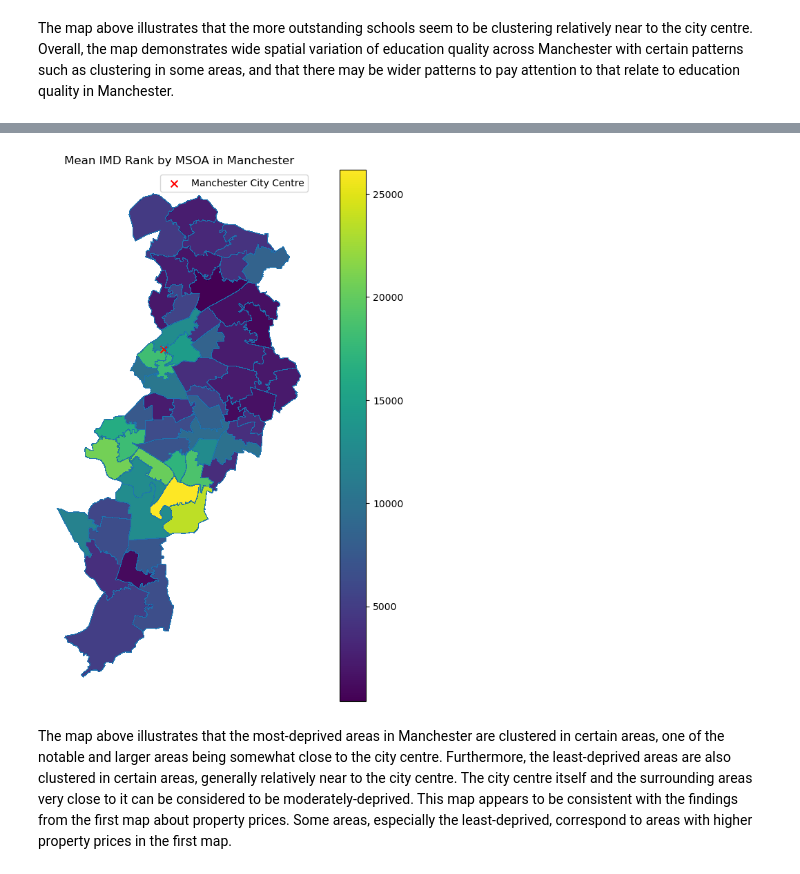
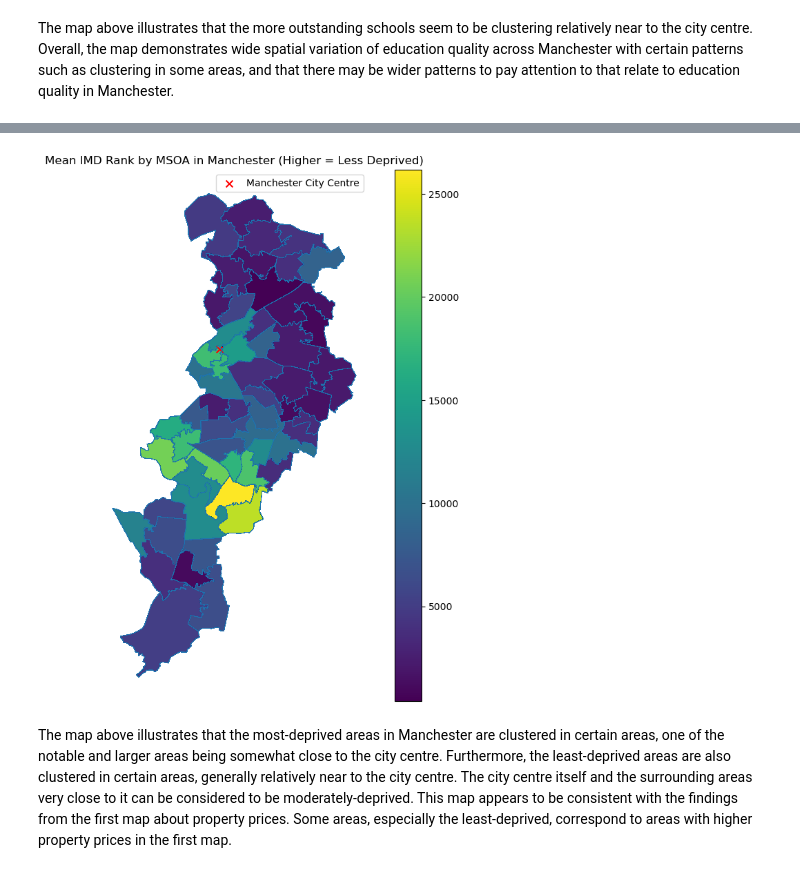
Before and after one commit to jonathanskuy/manchester-property-vs-education, a Jupyter notebook: notebooks/manchester_property_vs_education.ipynb, the cells around one changed output, grey strips where cells are left out. Cells and saved outputs as stored; diff of their text form; code cells hidden in the pictures.

```diff
--- a/notebooks/manchester_property_vs_education.ipynb
+++ b/notebooks/manchester_property_vs_education.ipynb
@@ -1606,16 +1609,16 @@ a
 # %%
 # Mapping IMD Ranks
 
 fig, ax = plt.subplots(1, 1, figsize=(10, 10))
 gdf.plot(column='msoa_imd_rank', ax=ax, legend=True, missing_kwds={'color': 'lightgrey', 'label': 'Missing'}, alpha=0.9)
 gdf_centre.plot(ax=ax, color='red', markersize=50, marker='x', label='Manchester City Centre')
 gdf.boundary.plot(ax=ax, linewidth=0.2)
 ax.legend()
-ax.set_title('Mean IMD Rank by MSOA in Manchester')
+ax.set_title('Mean IMD Rank by MSOA in Manchester (Higher = Less Deprived)')
 ax.set_axis_off()
 plt.show()
 # %% [output]
-[figure, old version]
+[figure, new version]
 # %% [markdown]
 The map above illustrates that the most-deprived areas in Manchester are clustered in certain areas, one of the notable and larger areas being somewhat close to the city centre. Furthermore, the least-deprived areas are also clustered in certain areas, generally relatively near to the city centre. The city centre itself and the surrounding areas very close to it can be considered to be moderately-deprived. This map appears to be consistent with the findings from the first map about property prices. Some areas, especially the least-deprived, correspond to areas with higher property prices in the first map.
 # %% [markdown]
```
Also changed, not shown: parts of 7 cells of this notebook.
